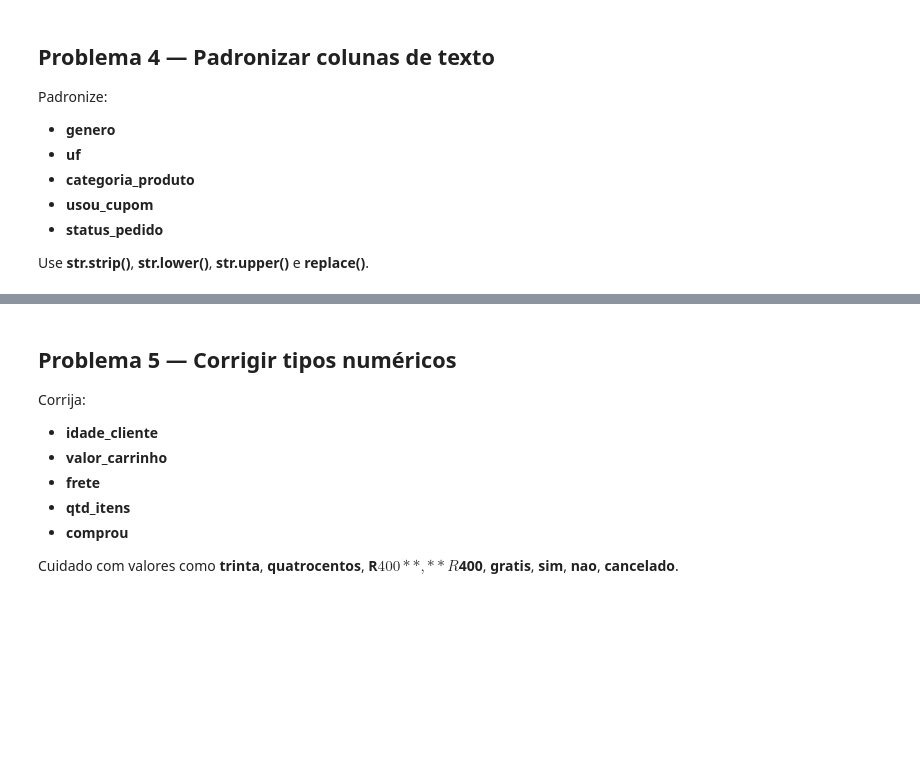
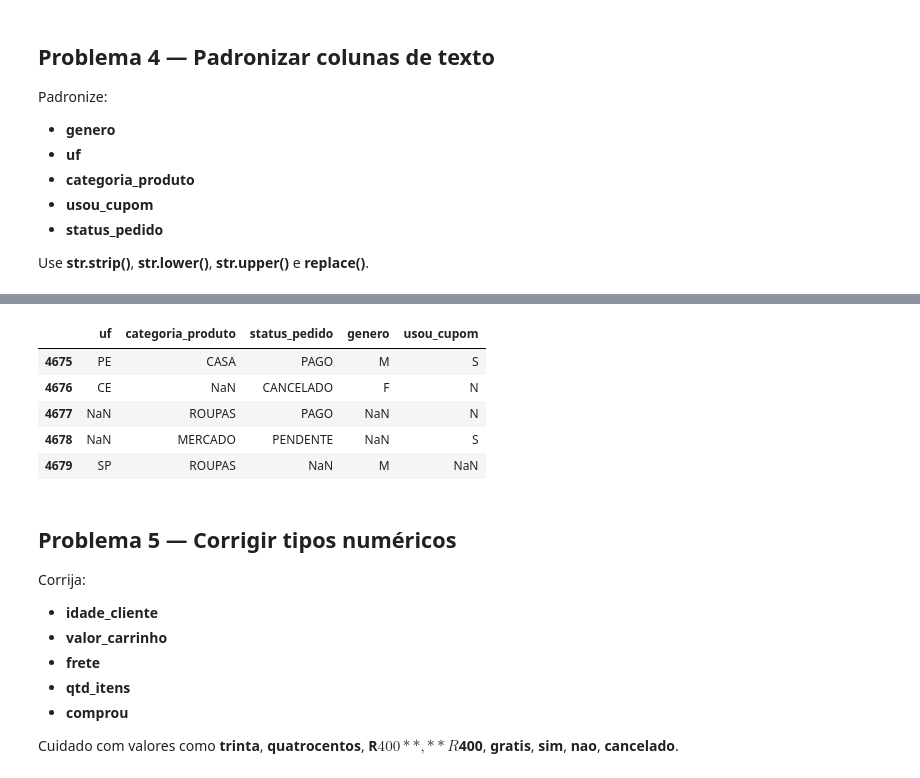
Before and after one commit to Somutt/revisao_py, a Jupyter notebook: 02_data_analysis/pandas_auditoria.ipynb, the cells around one changed output, grey strips where cells are left out. Drawn from its saved outputs; the diff is of its cells as text; code cells hidden in the pictures; blank space fills up the shorter version.

```diff
--- a/02_data_analysis/pandas_auditoria.ipynb
+++ b/02_data_analysis/pandas_auditoria.ipynb
@@ -242,0 +325,7 @@ Use **str.strip()**, **str.lower()**, **str.upper()** e **replace()**.
+# %%
+upper_cols = ['uf', 'categoria_produto', 'status_pedido']
+
+for col in upper_cols:
+    clean_df[col] = clean_df[col].map(lambda x: clean_upper_col(x))
+
+clean_df[upper_cols].tail()
@@ -242,0 +339,4 @@ Use **str.strip()**, **str.lower()**, **str.upper()** e **replace()**.
+# %%
+clean_df['uf'] = clean_df['uf'].replace(['NONE', 'XX'], np.nan)
+
+clean_df['uf'].value_counts()
@@ -242,0 +350,6 @@ Use **str.strip()**, **str.lower()**, **str.upper()** e **replace()**.
+# %%
+def replace_at(x):
+    if isinstance(x, str):
+        return x.replace('@', 'AS')
+
+clean_df['categoria_produto'].map(lambda x: replace_at(x)).value_counts()
@@ -242,0 +363,4 @@ Use **str.strip()**, **str.lower()**, **str.upper()** e **replace()**.
+# %%
+clean_df['categoria_produto'] = clean_df['categoria_produto'].map(lambda x: replace_at(x))
+
+clean_df[upper_cols].tail()
@@ -243,3 +374,14 @@ Use **str.strip()**, **str.lower()**, **str.upper()** e **replace()**.
+# %%
+str_cols = upper_cols + char_cols
+
+clean_df[str_cols].tail()
+# %% [output]
+|  | uf | categoria_produto | status_pedido | genero | usou_cupom |
+| 4675 | PE | CASA | PAGO | M | S |
+| 4676 | CE | NaN | CANCELADO | F | N |
+| 4677 | NaN | ROUPAS | PAGO | NaN | N |
+| 4678 | NaN | MERCADO | PENDENTE | NaN | S |
+| 4679 | SP | ROUPAS | NaN | M | NaN |
 # %% [markdown]
 ## Problema 5 — Corrigir tipos numéricos
 
```
Also changed, not shown: parts of 19 cells of this notebook.
